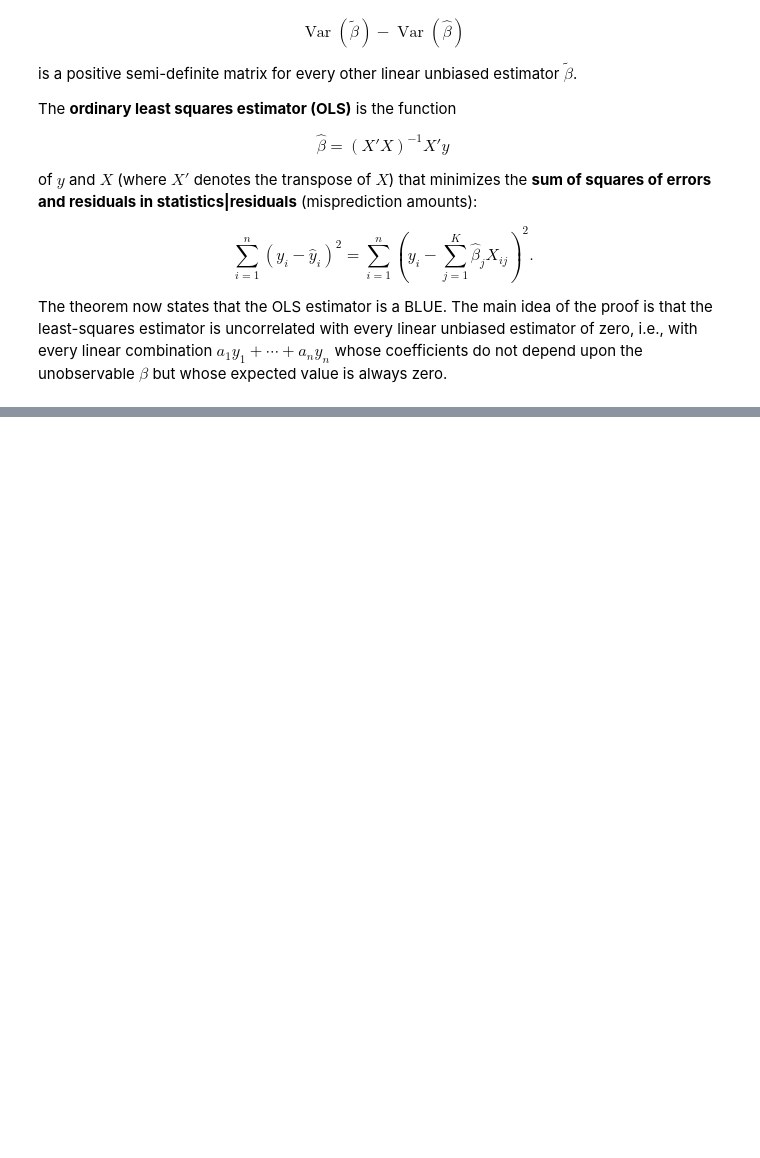
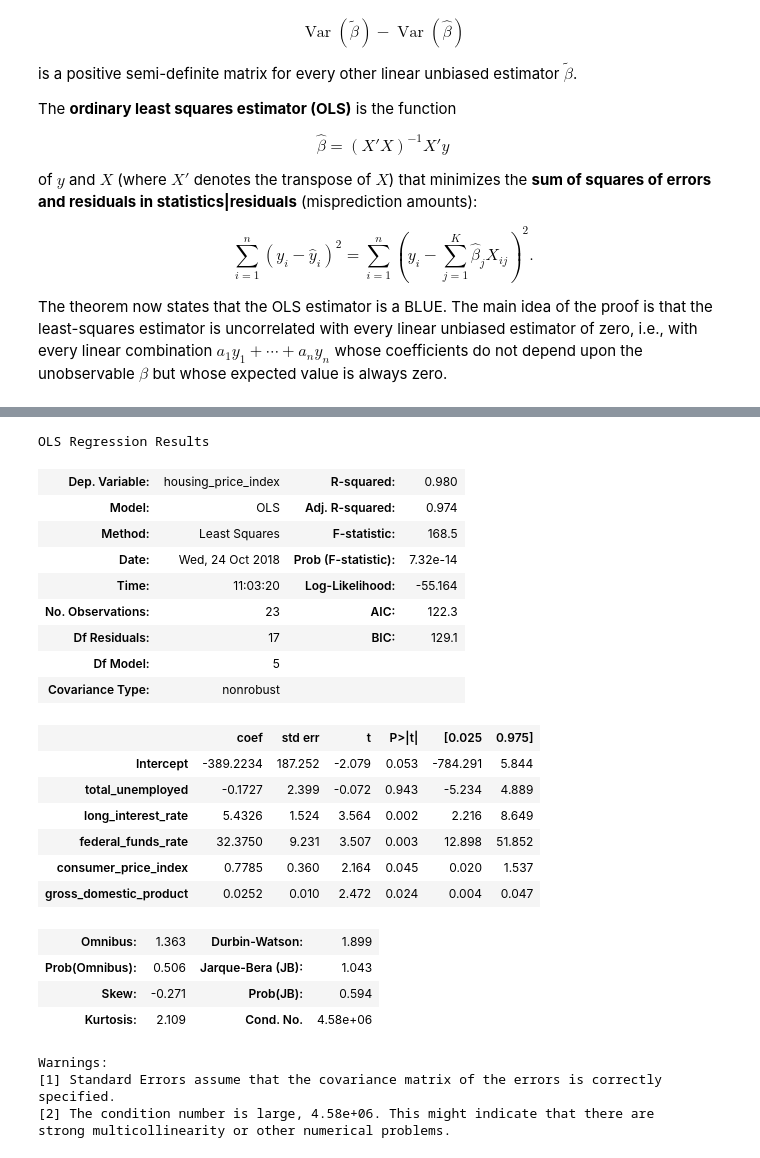
Before and after one commit to hvribeiro/MCSC1, a Jupyter notebook: aulas/03.4 - Maximum A-Posteriori, Robust Statistics, and Bootstrapping.ipynb, the cells around one changed output, grey strips where cells are left out. Saved outputs shown, nothing was run; the diff lists cells and outputs as text; code cells hidden in the pictures; blank space fills up the shorter version.

```diff
--- a/aulas/03.4 - Maximum A-Posteriori, Robust Statistics, and Bootstrapping.ipynb
+++ b/aulas/03.4 - Maximum A-Posteriori, Robust Statistics, and Bootstrapping.ipynb
@@ -1380,0 +1511,36 @@ for the covariance of the estimated $\boldsymbol{\beta}$ values.
+# %%
+# again, invoke statsmodel's formula API using the below syntax
+housing_model = ols("""housing_price_index ~ total_unemployed
+                                            + long_interest_rate
+                                            + federal_funds_rate
+                                            + consumer_price_index
+                                            + gross_domestic_product""", data=df).fit()
+# summarize our model
+housing_model_summary = housing_model.summary()
+HTML(housing_model_summary.as_html())
+# %% [output]
+OLS Regression Results
+| Dep. Variable: | housing_price_index | R-squared: | 0.980 |
+| Model: | OLS | Adj. R-squared: | 0.974 |
+| Method: | Least Squares | F-statistic: | 168.5 |
+| Date: | Wed, 24 Oct 2018 | Prob (F-statistic): | 7.32e-14 |
+| Time: | 11:03:20 | Log-Likelihood: | -55.164 |
+| No. Observations: | 23 | AIC: | 122.3 |
+| Df Residuals: | 17 | BIC: | 129.1 |
+| Df Model: | 5 |  |  |
+| Covariance Type: | nonrobust |  |  |
+|  | coef | std err | t | P>|t| | [0.025 | 0.975] |
+| Intercept | -389.2234 | 187.252 | -2.079 | 0.053 | -784.291 | 5.844 |
+| total_unemployed | -0.1727 | 2.399 | -0.072 | 0.943 | -5.234 | 4.889 |
+| long_interest_rate | 5.4326 | 1.524 | 3.564 | 0.002 | 2.216 | 8.649 |
+| federal_funds_rate | 32.3750 | 9.231 | 3.507 | 0.003 | 12.898 | 51.852 |
+| consumer_price_index | 0.7785 | 0.360 | 2.164 | 0.045 | 0.020 | 1.537 |
+| gross_domestic_product | 0.0252 | 0.010 | 2.472 | 0.024 | 0.004 | 0.047 |
+| Omnibus: | 1.363 | Durbin-Watson: | 1.899 |
+| Prob(Omnibus): | 0.506 | Jarque-Bera (JB): | 1.043 |
+| Skew: | -0.271 | Prob(JB): | 0.594 |
+| Kurtosis: | 2.109 | Cond. No. | 4.58e+06 |
+Warnings:
+[1] Standard Errors assume that the covariance matrix of the errors is correctly specified.
+[2] The condition number is large, 4.58e+06. This might indicate that there are
+strong multicollinearity or other numerical problems.
```
Also changed, not shown: parts of 13 cells of this notebook.
